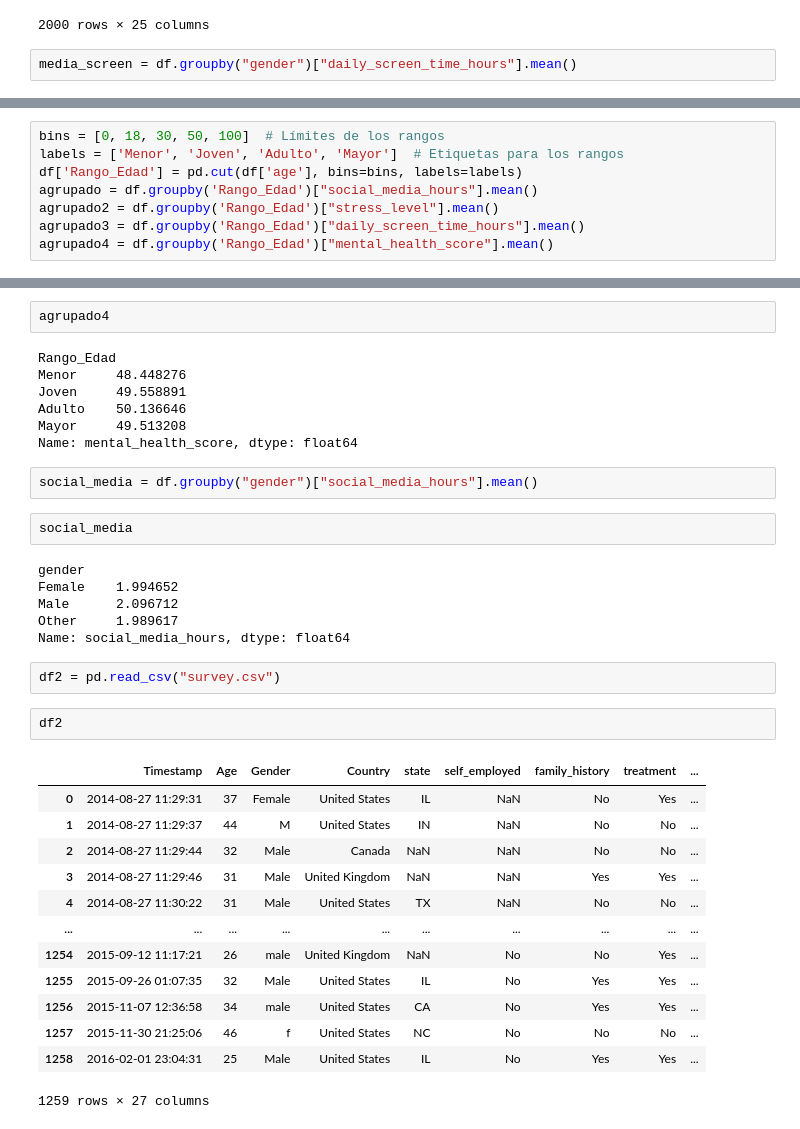
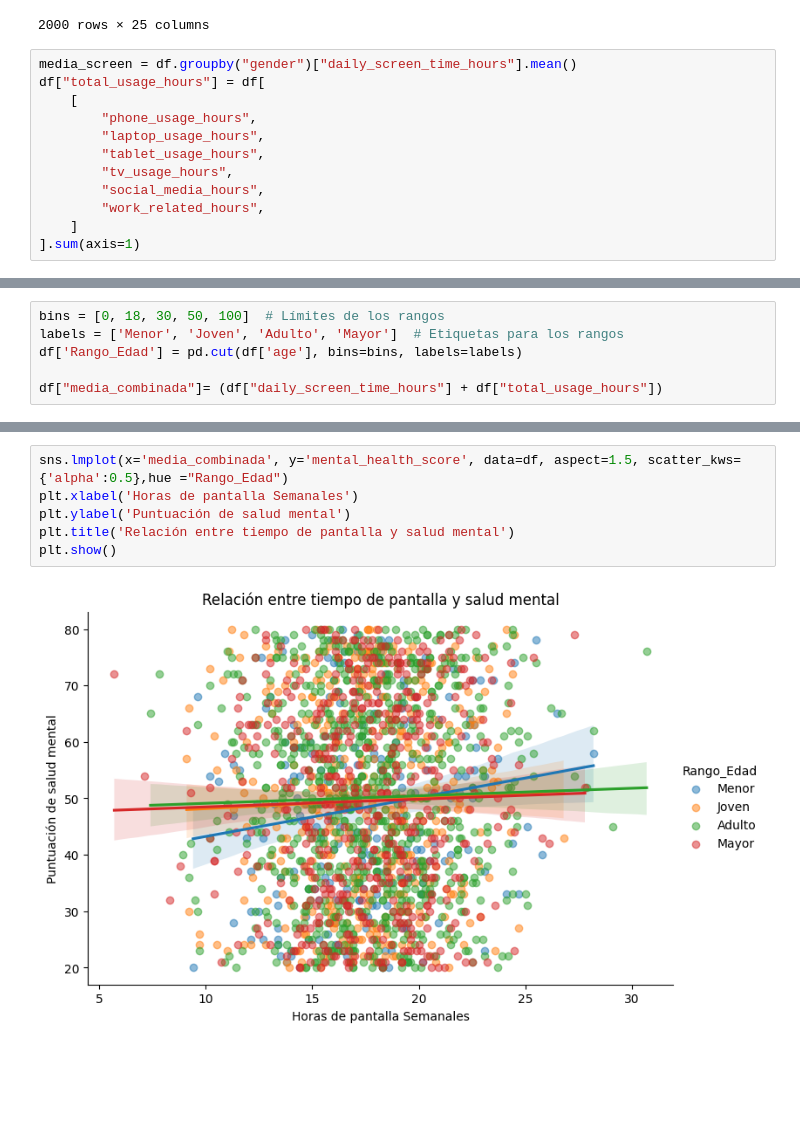
Before and after one commit to oriolaguirre/EDA_SaludMental_y_Tecnologia, a Jupyter notebook: Notebooks_Mental_Health/mental_health.ipynb, the cells around one changed output, grey strips where cells are left out. Cells and saved outputs as stored; diff of their text form; blank space fills up the shorter version.

```diff
--- a/Notebooks_Mental_Health/mental_health.ipynb
+++ b/Notebooks_Mental_Health/mental_health.ipynb
@@ -58,3 +63,13 @@ df
 2000 rows × 25 columns
 # %%
 media_screen = df.groupby("gender")["daily_screen_time_hours"].mean()
+df["total_usage_hours"] = df[
+    [
+        "phone_usage_hours",
+        "laptop_usage_hours",
+        "tablet_usage_hours",
+        "tv_usage_hours",
+        "social_media_hours",
+        "work_related_hours",
+    ]
+].sum(axis=1)
@@ -70,7 +77,5 @@ Name: daily_screen_time_hours, dtype: float64
 bins = [0, 18, 30, 50, 100]  # Límites de los rangos
 labels = ['Menor', 'Joven', 'Adulto', 'Mayor']  # Etiquetas para los rangos
 df['Rango_Edad'] = pd.cut(df['age'], bins=bins, labels=labels)
-agrupado = df.groupby('Rango_Edad')["social_media_hours"].mean()
-agrupado2 = df.groupby('Rango_Edad')["stress_level"].mean()
-agrupado3 = df.groupby('Rango_Edad')["daily_screen_time_hours"].mean()
-agrupado4 = df.groupby('Rango_Edad')["mental_health_score"].mean()
+
+df["media_combinada"]= (df["daily_screen_time_hours"] + df["total_usage_hours"])
@@ -104,37 +82,8 @@ Name: daily_screen_time_hours, dtype: float64
-# %%
-agrupado4
-# %% [output]
-Rango_Edad
-Menor     48.448276
-Joven     49.558891
-Adulto    50.136646
-Mayor     49.513208
-Name: mental_health_score, dtype: float64
-# %%
-social_media = df.groupby("gender")["social_media_hours"].mean()
-# %%
-social_media
-# %% [output]
-gender
-Female    1.994652
-Male      2.096712
-Other     1.989617
-Name: social_media_hours, dtype: float64
-# %%
-df2 = pd.read_csv("survey.csv")
-# %%
-df2
-# %% [output]
-|  | Timestamp | Age | Gender | Country | state | self_employed | family_history | treatment | ... |
-| 0 | 2014-08-27 11:29:31 | 37 | Female | United States | IL | NaN | No | Yes | ... |
-| 1 | 2014-08-27 11:29:37 | 44 | M | United States | IN | NaN | No | No | ... |
-| 2 | 2014-08-27 11:29:44 | 32 | Male | Canada | NaN | NaN | No | No | ... |
-| 3 | 2014-08-27 11:29:46 | 31 | Male | United Kingdom | NaN | NaN | Yes | Yes | ... |
-| 4 | 2014-08-27 11:30:22 | 31 | Male | United States | TX | NaN | No | No | ... |
-| ... | ... | ... | ... | ... | ... | ... | ... | ... | ... |
-| 1254 | 2015-09-12 11:17:21 | 26 | male | United Kingdom | NaN | No | No | Yes | ... |
-| 1255 | 2015-09-26 01:07:35 | 32 | Male | United States | IL | No | Yes | Yes | ... |
-| 1256 | 2015-11-07 12:36:58 | 34 | male | United States | CA | No | Yes | Yes | ... |
-| 1257 | 2015-11-30 21:25:06 | 46 | f | United States | NC | No | No | No | ... |
-| 1258 | 2016-02-01 23:04:31 | 25 | Male | United States | IL | No | Yes | Yes | ... |
-1259 rows × 27 columns
+# %%
+sns.lmplot(x='media_combinada', y='mental_health_score', data=df, aspect=1.5, scatter_kws={'alpha':0.5},hue ="Rango_Edad")
+plt.xlabel('Horas de pantalla Semanales')
+plt.ylabel('Puntuación de salud mental')
+plt.title('Relación entre tiempo de pantalla y salud mental')
+plt.show()
+# %% [output]
+[figure, added]
```
Also changed, not shown: parts of 11 cells of this notebook, 6 other files.
